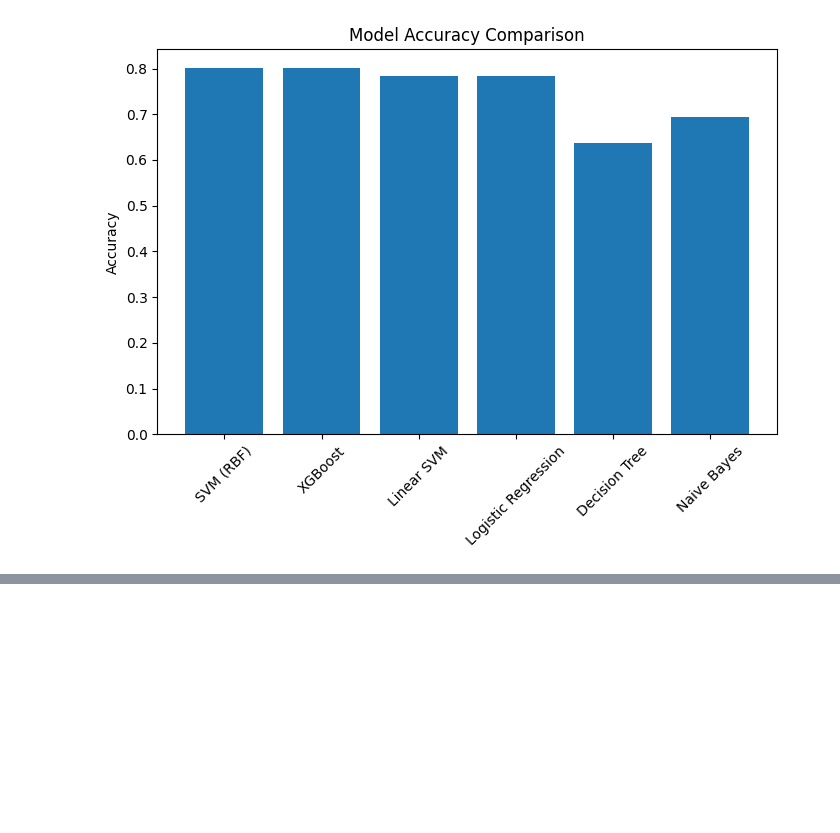
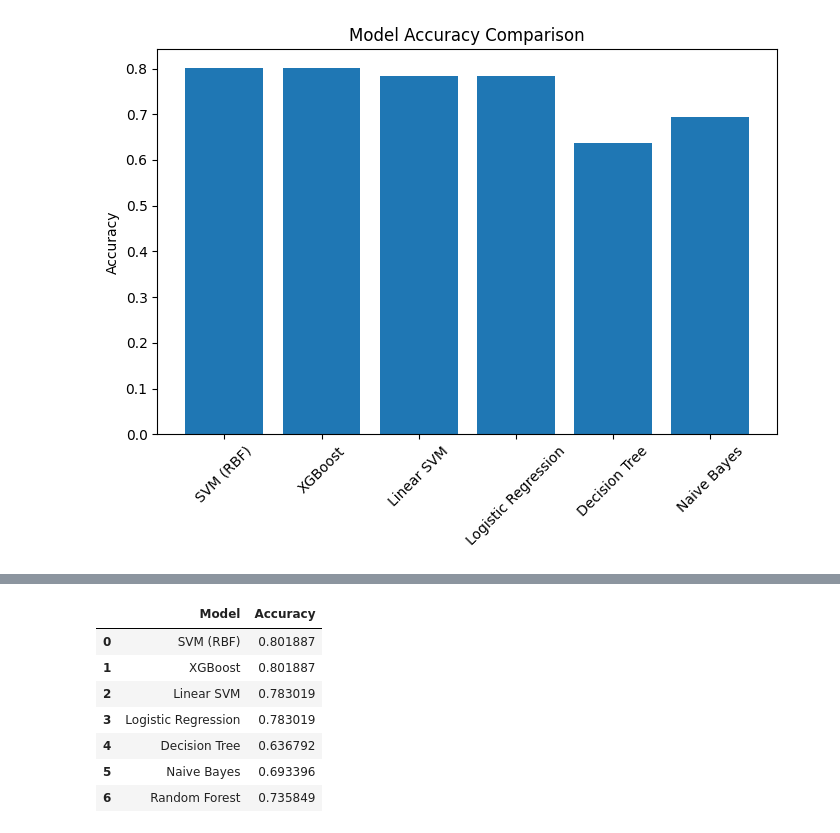
Before and after one commit to mireillemaher/honeybee-detect-ML-, a Jupyter notebook: notebooks/training2.ipynb, the cells around one changed output, grey strips where cells are left out. Cells and saved outputs as stored; diff of their text form; code cells hidden in the pictures; blank space fills up the shorter version.

```diff
--- a/notebooks/training2.ipynb
+++ b/notebooks/training2.ipynb
@@ -482,0 +543,11 @@ plt.show()
+# %%
+pd.DataFrame(results)
+# %% [output]
+|  | Model | Accuracy |
+| 0 | SVM (RBF) | 0.801887 |
+| 1 | XGBoost | 0.801887 |
+| 2 | Linear SVM | 0.783019 |
+| 3 | Logistic Regression | 0.783019 |
+| 4 | Decision Tree | 0.636792 |
+| 5 | Naive Bayes | 0.693396 |
+| 6 | Random Forest | 0.735849 |
```
Also changed, not shown: parts of 11 cells of this notebook, 3 other files.
